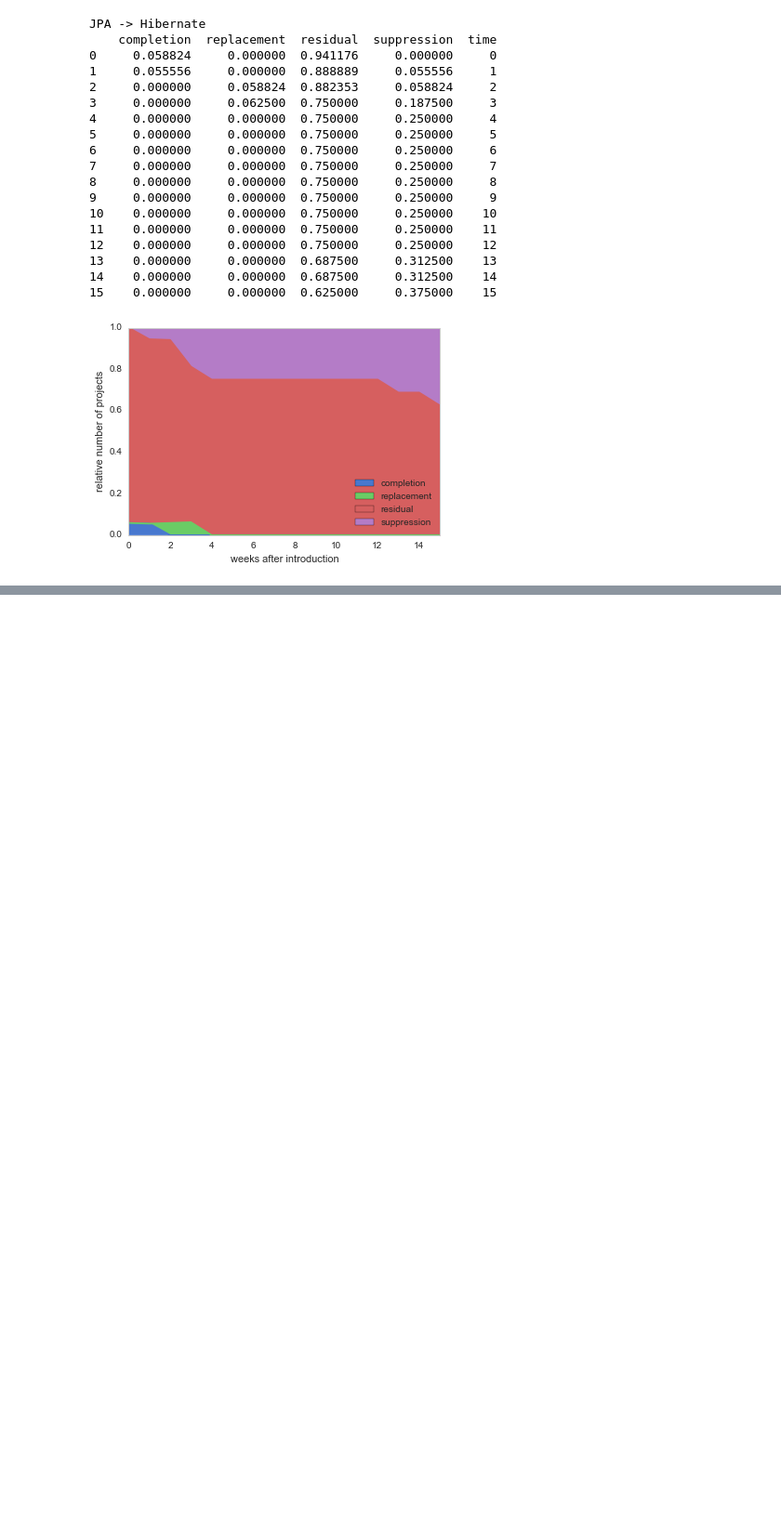
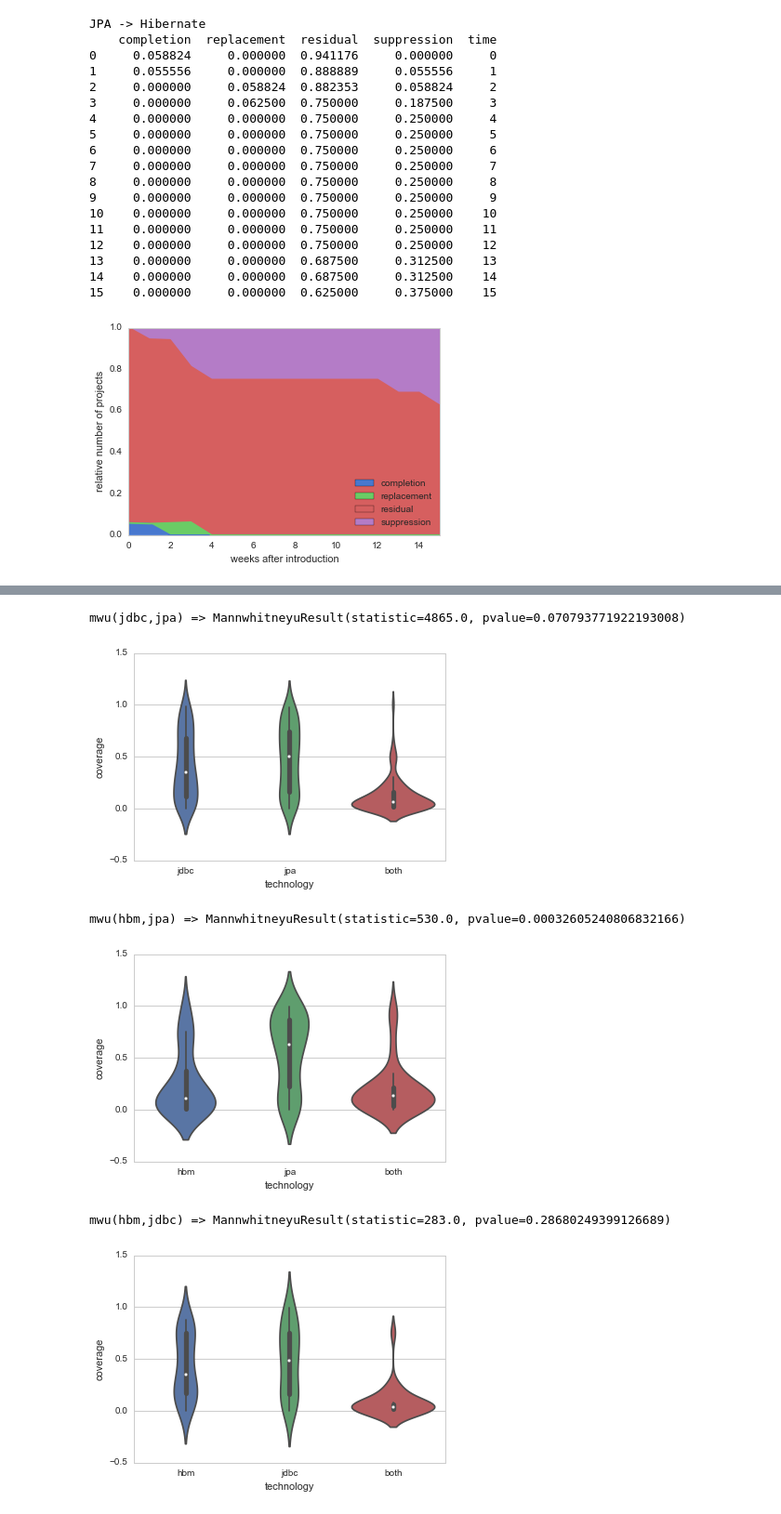
Before and after one commit to mgoeminne/saner2016, a Jupyter notebook: notebooks/file survival plot.ipynb, the cells around one changed output, grey strips where cells are left out. Shown at 93% size. Saved outputs shown, nothing was run; the diff lists cells and outputs as text; code cells hidden in the pictures; blank space fills up the shorter version.

```diff
--- a/notebooks/file survival plot.ipynb
+++ b/notebooks/file survival plot.ipynb
@@ -407,0 +443,46 @@ JPA -> Hibernate
+# %%
+df = pd.read_csv(directory + 'first-last.summary.csv')
+technologies = ['jpa', 'jdbc', 'hbm']
+
+data = df.groupby('project')
+
+for t1 in technologies:
+    for t2 in technologies:
+        if(t1 < t2):
+            result = list()
+            domain = list()
+            for name, group in data:
+                pure_1 = len(group[group[t1 + '_first'].notnull() & group[t2 + '_first'].isnull()])
+                pure_2 = len(group[group[t1 + '_first'].isnull() & group[t2 + '_first'].notnull()])
+                both   = len(group[group[t1 + '_first'].notnull() & group[t2 + '_first'].notnull()])
+                none   = len(group[group[t1 + '_first'].isnull() & group[t2 + '_first'].isnull()])
+                any    = len(group[group[t1 + '_first'].notnull() | group[t2 + '_first'].notnull()])
+
+                if both > 0:
+                    domain.append(t1)
+                    result.append(float(pure_1) / float(any))
+
+                    domain.append(t2)
+                    result.append(float(pure_2) / float(any))
+
+                    domain.append('both')
+                    result.append(float(both) / float(any))
+
+
+            tdf = pd.DataFrame.from_dict({'technology': domain, 'value': result})
+
+            print "mwu(" + t1 + "," + t2 + ") => " + str(mannwhitneyu(tdf[tdf['technology'] == t1]['value'].tolist(), tdf[tdf['technology'] == t2]['value'].tolist()))
+
+            fig = seaborn.violinplot(data=tdf, x='technology', y='value')
+            fig.set_ylabel('coverage')
+            fig.set_ylim(-0.5, 1.5)
+
+            plt.savefig(directory + '../../saner2016 - orm survival/paper/figures/technology-purity-' + t1 + '-' + t2 + '.pdf')
+            plt.show()
+# %% [output]
+mwu(jdbc,jpa) => MannwhitneyuResult(statistic=4865.0, pvalue=0.070793771922193008)
+[figure, added]
+mwu(hbm,jpa) => MannwhitneyuResult(statistic=530.0, pvalue=0.00032605240806832166)
+[figure, added]
+mwu(hbm,jdbc) => MannwhitneyuResult(statistic=283.0, pvalue=0.28680249399126689)
+[figure, added]
```
Also changed, not shown: parts of 5 cells of this notebook, 1 other file.
